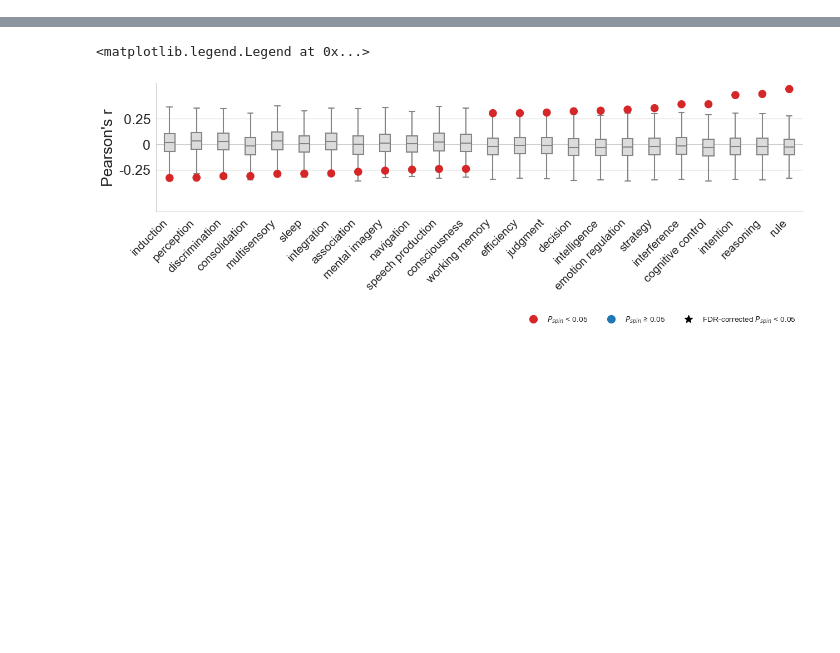
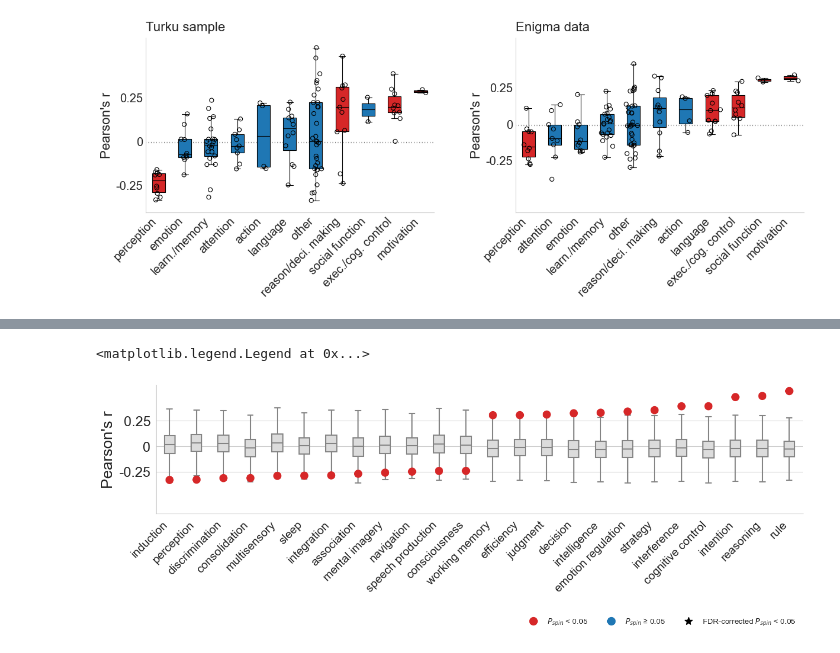
Before and after one commit to ltuominen/AP_brainorganization, a Jupyter notebook: code/Plot_neurosynth_antipsychotics.ipynb, the cells around one changed output, grey strips where cells are left out. Saved outputs shown, nothing was run; the diff lists cells and outputs as text; code cells hidden in the pictures; blank space fills up the shorter version.

Commit message:
updates on neurosynth analysis

```diff
--- a/code/Plot_neurosynth_antipsychotics.ipynb
+++ b/code/Plot_neurosynth_antipsychotics.ipynb
@@ -8,3 +9,79 @@ import matplotlib.lines as mlines
 # %%
 # define path
 path = '/Users/laurituominen/Documents/Research/Reettis/neuromaps/'
+
+# get turku data for plotting
+with open(path + 'data/neurosynth_results_turku.pkl', 'rb') as f:
+    # load the dictionary from the file
+    neurosynth_results_turku = pickle.load(f)
+
+# get enigma data for plotting
+with open(path + 'data/neurosynth_results_enigma.pkl', 'rb') as f:
+    # load the dictionary from the file
+    neurosynth_results_enigma = pickle.load(f)
+# %%
+# define function for plotting to reduce code
+def plt_neurosynth(results, ax, title):
+
+    r_categories = results['r_categories']
+    order = np.argsort(r_categories)
+    r_categories_p = results['r_categories_p']
+    categories = results['categories']
+    categories_labels = results['categories_labels']
+    categories_ordered = list(np.array(categories_labels)[order])
+    ordered_p = r_categories_p[order]
+    ordered_r = r_categories[order]
+
+    rho_all = results['rho']
+    r_categories_p = results['r_categories_p']
+    r_all_categories = {}
+    for i in order:
+        r_all_categories[categories_ordered[i]] = rho_all[np.where(categories == i+1)]
+
+    values = list(r_all_categories.values())
+    labels = list(r_all_categories.keys())
+
+    bp = ax.boxplot(values,
+                     labels=labels,
+                     patch_artist=True,
+                     showfliers = False,
+                     whiskerprops=dict(color='black', linestyle='-'),
+                     medianprops=dict(color='black'),
+                     boxprops = dict(linestyle='-', linewidth=1, color='black'));
+
+    for i, data in enumerate(values, start=1):
+        y = data
+        x = np.random.normal(i, 0.1, size=len(data))
+        ax.scatter(x, y, color='none',s=40, edgecolors='black',  linewidth=1, rasterized=True, zorder=1000)
+
+    for i, box in enumerate(bp['boxes']):
+        if ordered_p[i] < 0.05 :
+            box.set_facecolor((0.839, 0.152, 0.156))
+        else:
+            box.set_facecolor((0.121, 0.466, 0.705))
+
+    ax.set_title(title, loc='left', size=20, pad=10.0)
+    ax.set(yticks=[-.25, 0, .25])
+    ax.set_yticklabels(['-0.25', '0', '0.25'])
+    ax.set_ylabel("Pearson's r", fontsize=20)
+    ax.tick_params(axis='y', labelsize=18)
+    ax.set_xticklabels(categories_ordered, rotation=45, ha="right", fontsize=18);
+    ax.grid(False)
+    ax.axhline(y=0, color='gray', linestyle=':', zorder=-1)
+    ax.set_xticks(np.arange(1, 12, 1))
+
+
+# plot
+plt.rcParams['axes.spines.right'] = False
+plt.rcParams['axes.spines.top'] = False
+
+fig, axes = plt.subplots(1,2, figsize=(15, 6))
+
+plt_neurosynth(neurosynth_results_turku, axes[0], 'Turku sample')
+plt_neurosynth(neurosynth_results_enigma, axes[1], 'Enigma data')
+
+plt.tight_layout(pad=0.4, w_pad=4.0, h_pad=1.0)
+
+plt.savefig(path + 'figures/test.png', bbox_inches="tight", dpi=300)
+# %% [output]
+[figure, added]
```
Also changed, not shown: parts of 7 cells of this notebook, 8 other files.
